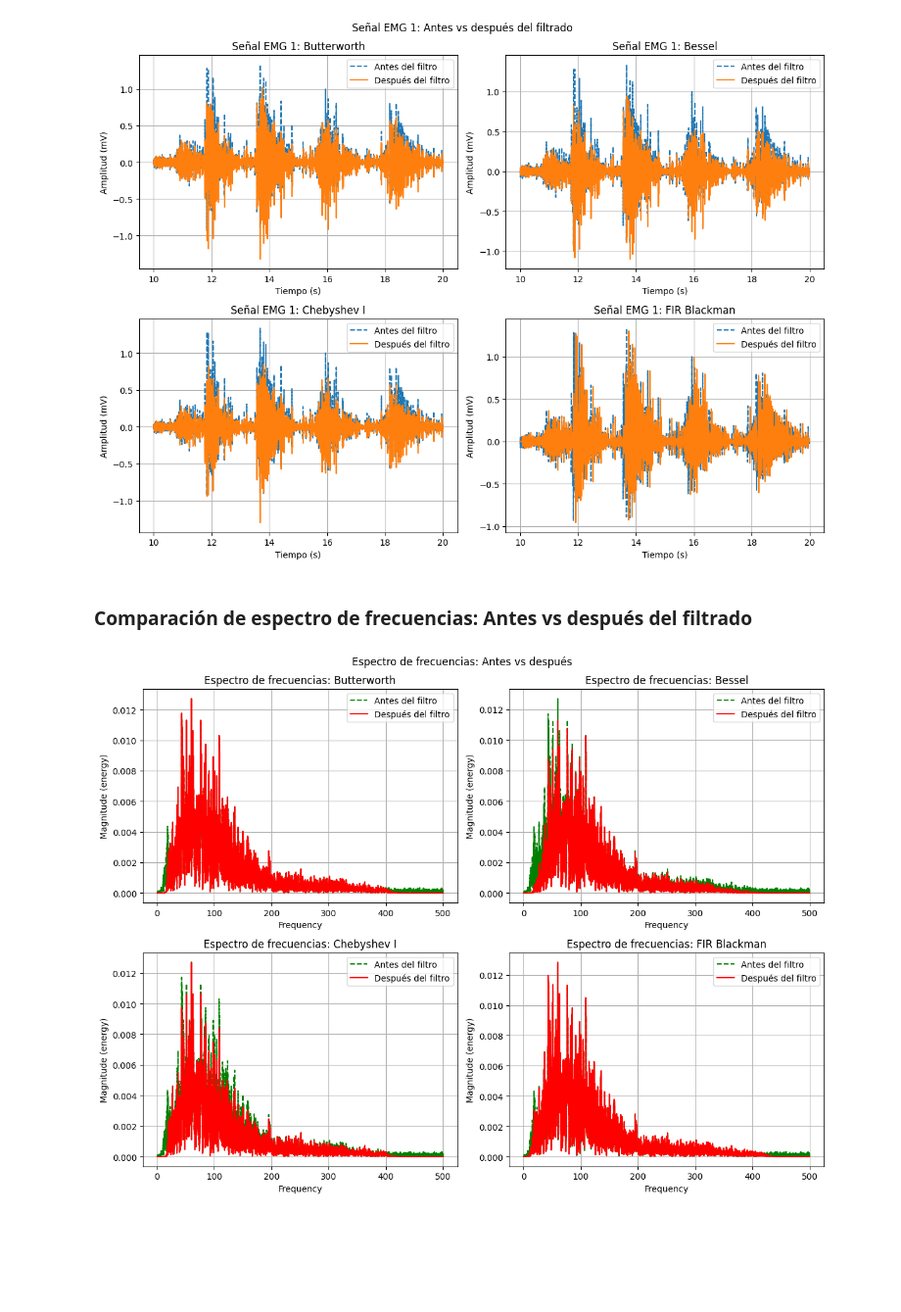
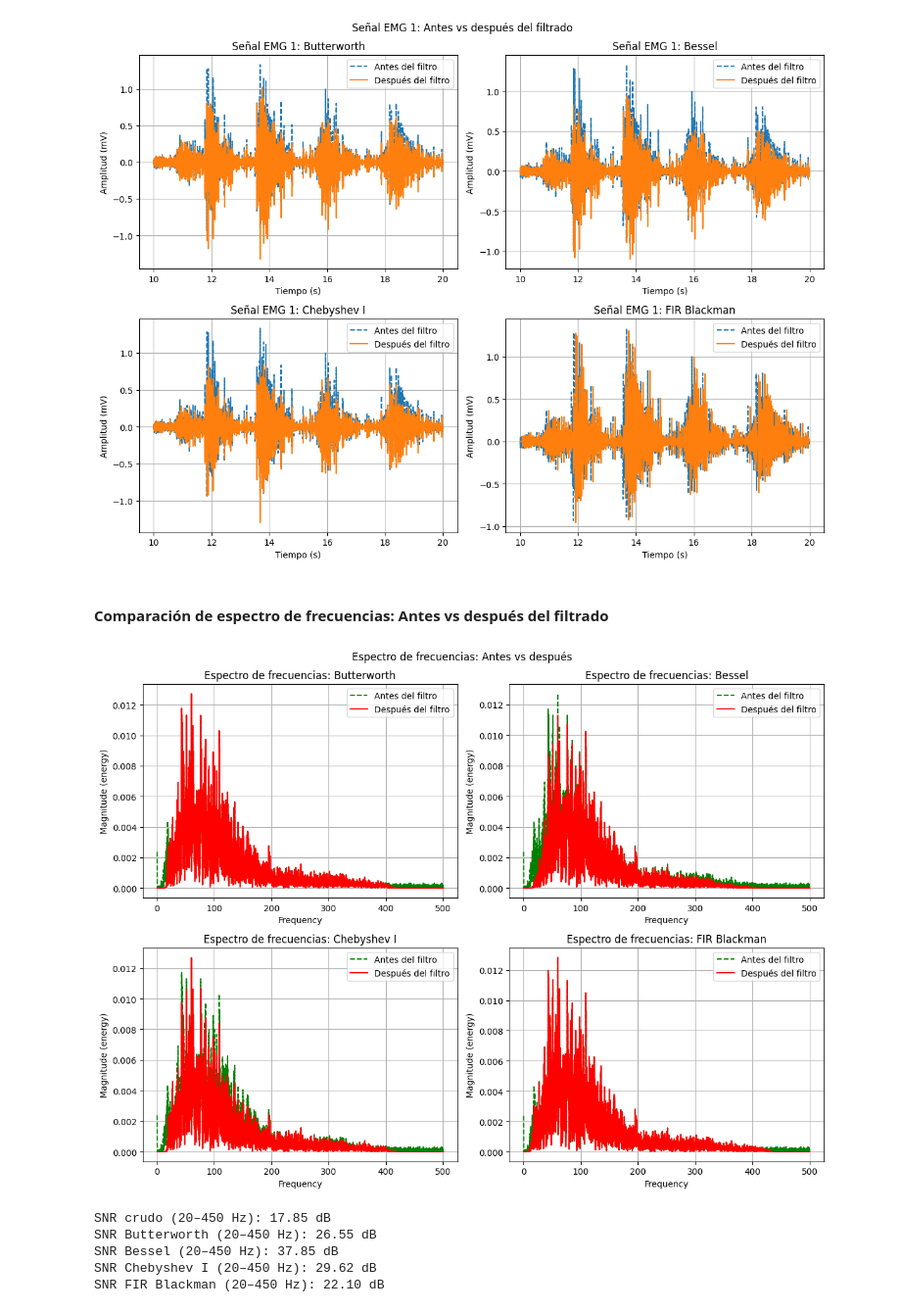
Before and after one commit to Andres-Landeo/GRUPO-09-ISB-2025-II, a Jupyter notebook: Laboratorios/Laboratorio 6 - Filtros/Informe.ipynb, the cells around one changed output. Shown at 98% size. Saved outputs shown, nothing was run; the diff lists cells and outputs as text; code cells hidden in the pictures; blank space fills up the shorter version.

```diff
--- a/Laboratorios/Laboratorio 6 - Filtros/Informe.ipynb
+++ b/Laboratorios/Laboratorio 6 - Filtros/Informe.ipynb
@@ -8,6 +20,7 @@ import numpy as np
 import matplotlib.pyplot as plt
 import pandas as pd
 from scipy.signal import lfilter
+import scipy.stats as stats
 from tqdm import tqdm
 
 # Parámetros y carga
@@ -30,15 +43,12 @@ fin    = int(20 * Fs)
 x      = emg_mV[inicio:fin]      # señal en mV (Movimiento)
 tt     = t[inicio:fin]
 
-# Rectificar (quitar DC)
-x = x - x.mean()
-
 # Filtros a usar (coeficientes exportados de pyFDA)
 filtros = [
-    ("Butterworth",  "EMG_1.1_Butterworth.csv"),
-    ("Bessel",       "EMG_1.2_Bessel.csv"),
-    ("Chebyshev I",  "EMG_1.3_Chebyshev1.csv"),
-    ("FIR Blackman", "EMG_1.4_FIR_Blackman.csv"),
+    ("Butterworth",  "Coeficientes/EMG_1.1_Butterworth.csv"),
+    ("Bessel",       "Coeficientes/EMG_1.2_Bessel.csv"),
+    ("Chebyshev I",  "Coeficientes/EMG_1.3_Chebyshev1.csv"),
+    ("FIR Blackman", "Coeficientes/EMG_1.4_FIR_Blackman.csv"),
 ]
 
 # Aplicar cada filtro y guardar salidas
@@ -52,4 +62,27 @@ for label, csv in filtros:
         a = f["a"].to_numpy()
     y = lfilter(b, a, x)
     ys.append((label, y))
+
+# Función SNR por FFT en banda de interés (20–400 Hz)
+def calcular_snr_fft(senal, fs, f_low=20.0, f_high=400.0):
+    x = np.asarray(senal)
+    N = len(x)
+
+    # FFT real
+    X = np.fft.rfft(x)
+    freqs = np.fft.rfftfreq(N, d=1.0/fs)
+
+    # Limitar banda a [0, Fs/2]
+    f_low  = max(0.0, float(f_low))
+    f_high = min(fs/2.0, float(f_high))
+
+    band = (freqs >= f_low) & (freqs <= f_high)
+
+    # Potencias (magnitud^2)
+    P_signal = np.sum(np.abs(X[band])**2)
+    P_noise  = np.sum(np.abs(X[~band])**2)
+
+    # SNR en dB con protección numérica
+    snr_db = 10.0 * np.log10((P_signal + 1e-20) / (P_noise + 1e-20))
+    return snr_db
 # %% [markdown]
@@ -72,20 +105,33 @@ plt.show()
 # %% [output]
 [figure]
 # %% [markdown]
-### **Comparación de espectro de frecuencias: Antes vs después del filtrado**
+#### **Comparación de espectro de frecuencias: Antes vs después del filtrado**
 # %%
 # 2. Espectro de frecuencias antes vs después
 plt.figure(figsize=(12, 9))
 for i, (label, y) in enumerate(ys, start=1):
     plt.subplot(2, 2, i)
     plt.magnitude_spectrum(x, Fs=Fs, color="green", ls="--", label="Antes del filtro")
     plt.magnitude_spectrum(y, Fs=Fs, color="red", label="Después del filtro")
     plt.title(f"Espectro de frecuencias: {label}")
     plt.grid(True)
     plt.legend(loc="upper right")
 plt.suptitle("Espectro de frecuencias: Antes vs después")
 plt.tight_layout()
 plt.show()
+
+# SNR de la señal cruda y de cada salida filtrada
+snr_raw_db = calcular_snr_fft(x, Fs, f_low=20, f_high=450)
+print(f"SNR crudo (20–450 Hz): {snr_raw_db:.2f} dB")
+
+for label, y in ys:
+    snr_db = calcular_snr_fft(y, Fs, f_low=20, f_high=450)
+    print(f"SNR {label} (20–450 Hz): {snr_db:.2f} dB")
 # %% [output]
-[figure, old version]
+[figure, new version]
+SNR crudo (20–450 Hz): 17.85 dB
+SNR Butterworth (20–450 Hz): 26.55 dB
+SNR Bessel (20–450 Hz): 37.85 dB
+SNR Chebyshev I (20–450 Hz): 29.62 dB
+SNR FIR Blackman (20–450 Hz): 22.10 dB
 # %% [markdown]
```
Also changed, not shown: parts of 3 cells of this notebook, 4 other files.
